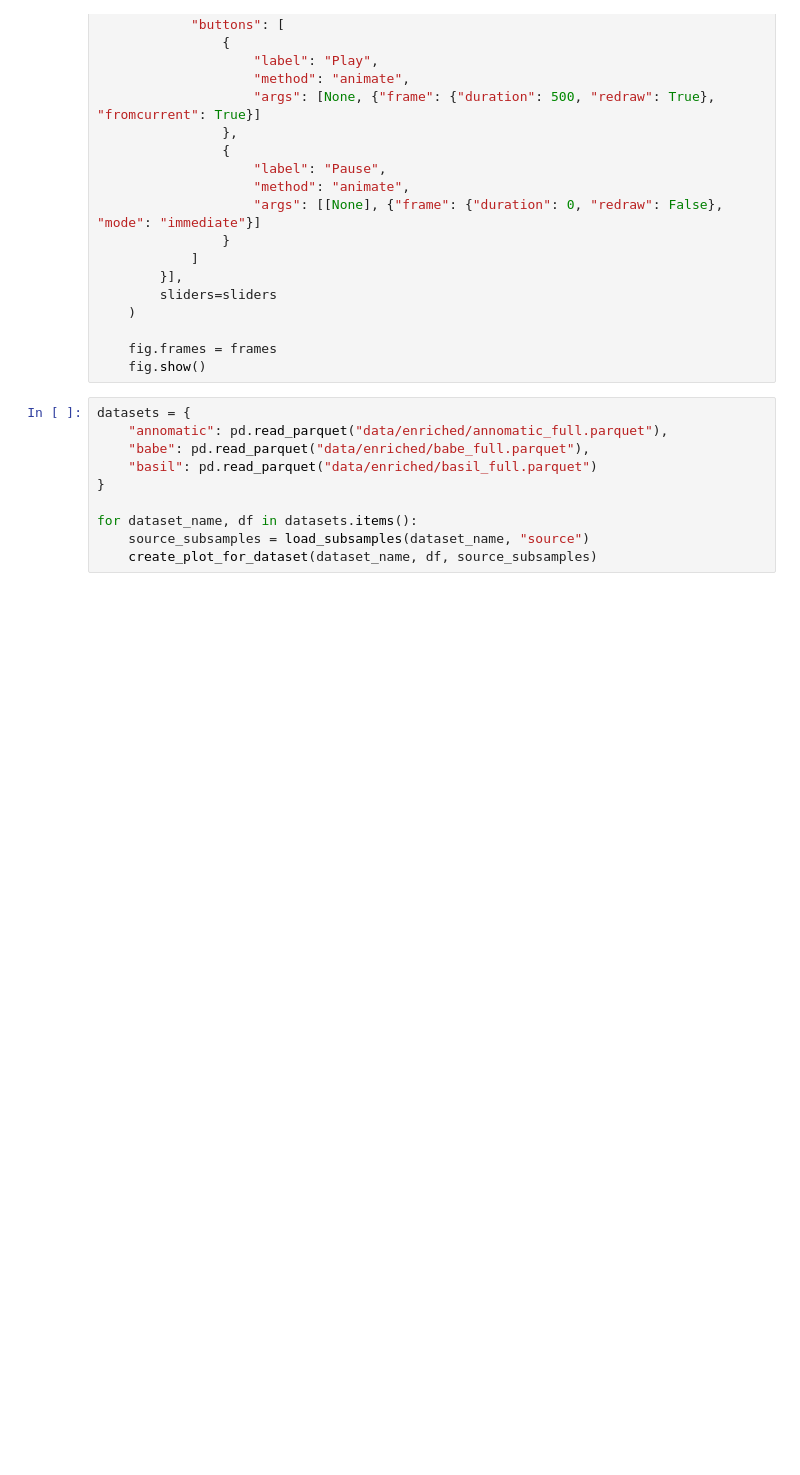
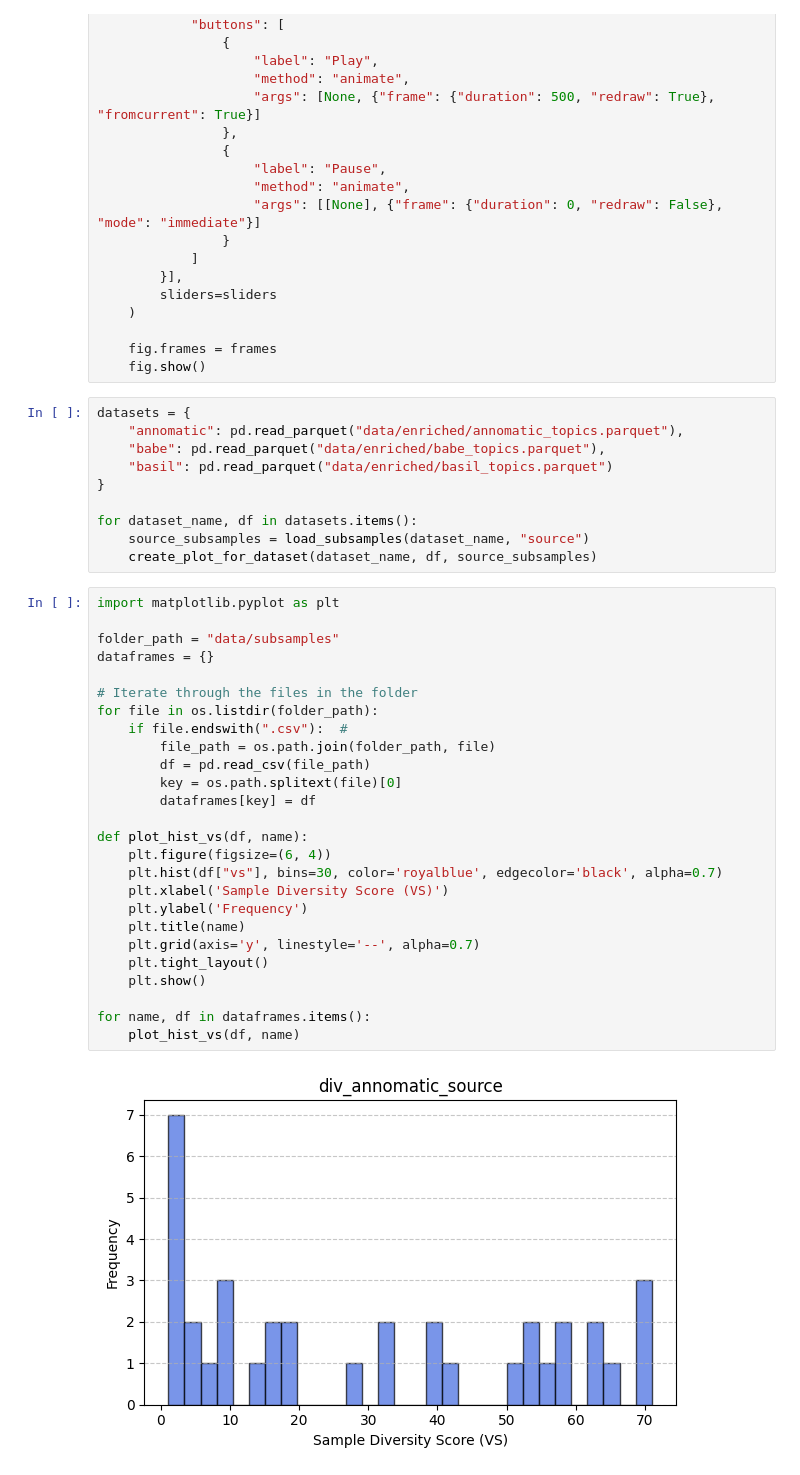
Before and after one commit to SofiaKarsaclian/dataset-diversity, a Jupyter notebook: notebooks/check_subsampling.ipynb, the cells around one changed output. Cells and saved outputs as stored; diff of their text form; blank space fills up the shorter version.

```diff
--- a/notebooks/check_subsampling.ipynb
+++ b/notebooks/check_subsampling.ipynb
@@ -148,11 +151,39 @@ def create_plot_for_dataset(dataset_name, dataset, source_subsamples):
     fig.show()
 # %%
 datasets = {
-    "annomatic": pd.read_parquet("data/enriched/annomatic_full.parquet"),
-    "babe": pd.read_parquet("data/enriched/babe_full.parquet"),
-    "basil": pd.read_parquet("data/enriched/basil_full.parquet")
+    "annomatic": pd.read_parquet("data/enriched/annomatic_topics.parquet"),
+    "babe": pd.read_parquet("data/enriched/babe_topics.parquet"),
+    "basil": pd.read_parquet("data/enriched/basil_topics.parquet")
 }
 
 for dataset_name, df in datasets.items():
     source_subsamples = load_subsamples(dataset_name, "source")
     create_plot_for_dataset(dataset_name, df, source_subsamples)
+# %%
+import matplotlib.pyplot as plt
+
+folder_path = "data/subsamples"
+dataframes = {}
+
+# Iterate through the files in the folder
+for file in os.listdir(folder_path):
+    if file.endswith(".csv"):  #
+        file_path = os.path.join(folder_path, file)
+        df = pd.read_csv(file_path)
+        key = os.path.splitext(file)[0]
+        dataframes[key] = df
+
+def plot_hist_vs(df, name):
+    plt.figure(figsize=(6, 4))
+    plt.hist(df["vs"], bins=30, color='royalblue', edgecolor='black', alpha=0.7)
+    plt.xlabel('Sample Diversity Score (VS)')
+    plt.ylabel('Frequency')
+    plt.title(name)
+    plt.grid(axis='y', linestyle='--', alpha=0.7)
+    plt.tight_layout()
+    plt.show()
+
+for name, df in dataframes.items():
+    plot_hist_vs(df, name)
+# %% [output]
+[figure, added]
```
Also changed, not shown: parts of 16 cells of this notebook, 45 other files.
